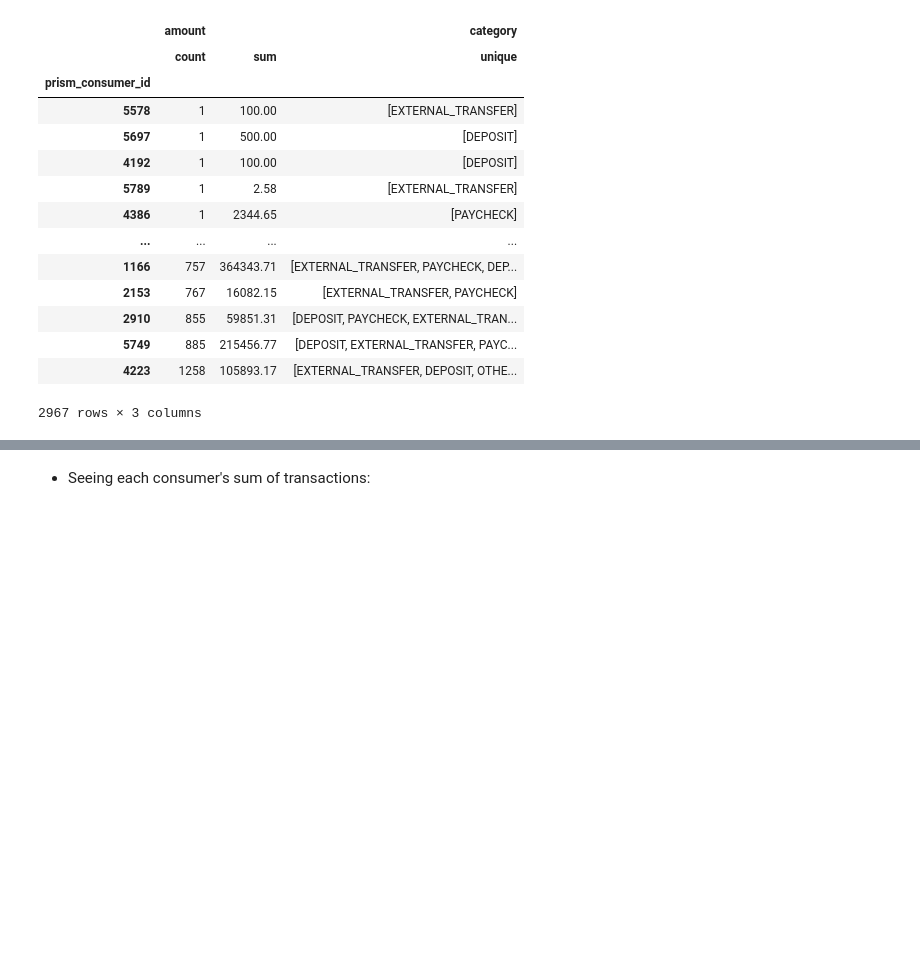
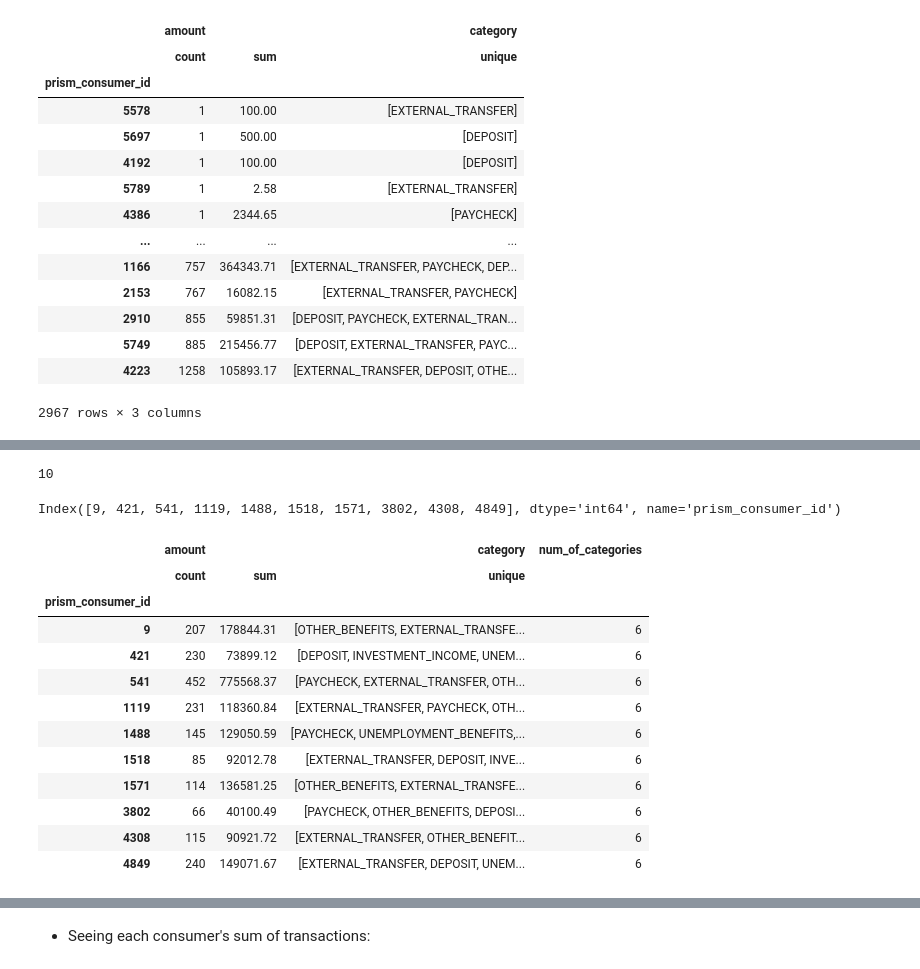
Before and after one commit to mozer123/credit_score, a Jupyter notebook: 07_income/income_brandon.ipynb, the cells around one changed output, grey strips where cells are left out. Saved outputs shown, nothing was run; the diff lists cells and outputs as text; code cells hidden in the pictures; blank space fills up the shorter version.

```diff
--- a/07_income/income_brandon.ipynb
+++ b/07_income/income_brandon.ipynb
@@ -84,0 +102,25 @@ inflow_accs.sort_values(('amount', 'count'))
+# %%
+np.sum(inflow_accs['num_of_categories'] == 6)
+# %% [output]
+10
+# %%
+all_catgries = inflow_accs[(inflow_accs['num_of_categories'] == 6) == True]['num_of_categories'].index
+all_catgries
+# %% [output]
+Index([9, 421, 541, 1119, 1488, 1518, 1571, 3802, 4308, 4849], dtype='int64', name='prism_consumer_id')
+# %%
+inflow_accs[inflow_accs.index.isin(all_catgries)]
+# %% [output]
+|  | amount |  | category | num_of_categories |
+|  | count | sum | unique |  |
+| prism_consumer_id |  |  |  |  |
+| 9 | 207 | 178844.31 | [OTHER_BENEFITS, EXTERNAL_TRANSFE... | 6 |
+| 421 | 230 | 73899.12 | [DEPOSIT, INVESTMENT_INCOME, UNEM... | 6 |
+| 541 | 452 | 775568.37 | [PAYCHECK, EXTERNAL_TRANSFER, OTH... | 6 |
+| 1119 | 231 | 118360.84 | [EXTERNAL_TRANSFER, PAYCHECK, OTH... | 6 |
+| 1488 | 145 | 129050.59 | [PAYCHECK, UNEMPLOYMENT_BENEFITS,... | 6 |
+| 1518 | 85 | 92012.78 | [EXTERNAL_TRANSFER, DEPOSIT, INVE... | 6 |
+| 1571 | 114 | 136581.25 | [OTHER_BENEFITS, EXTERNAL_TRANSFE... | 6 |
+| 3802 | 66 | 40100.49 | [PAYCHECK, OTHER_BENEFITS, DEPOSI... | 6 |
+| 4308 | 115 | 90921.72 | [EXTERNAL_TRANSFER, OTHER_BENEFIT... | 6 |
+| 4849 | 240 | 149071.67 | [EXTERNAL_TRANSFER, DEPOSIT, UNEM... | 6 |
```
Also changed, not shown: parts of 8 cells of this notebook.
